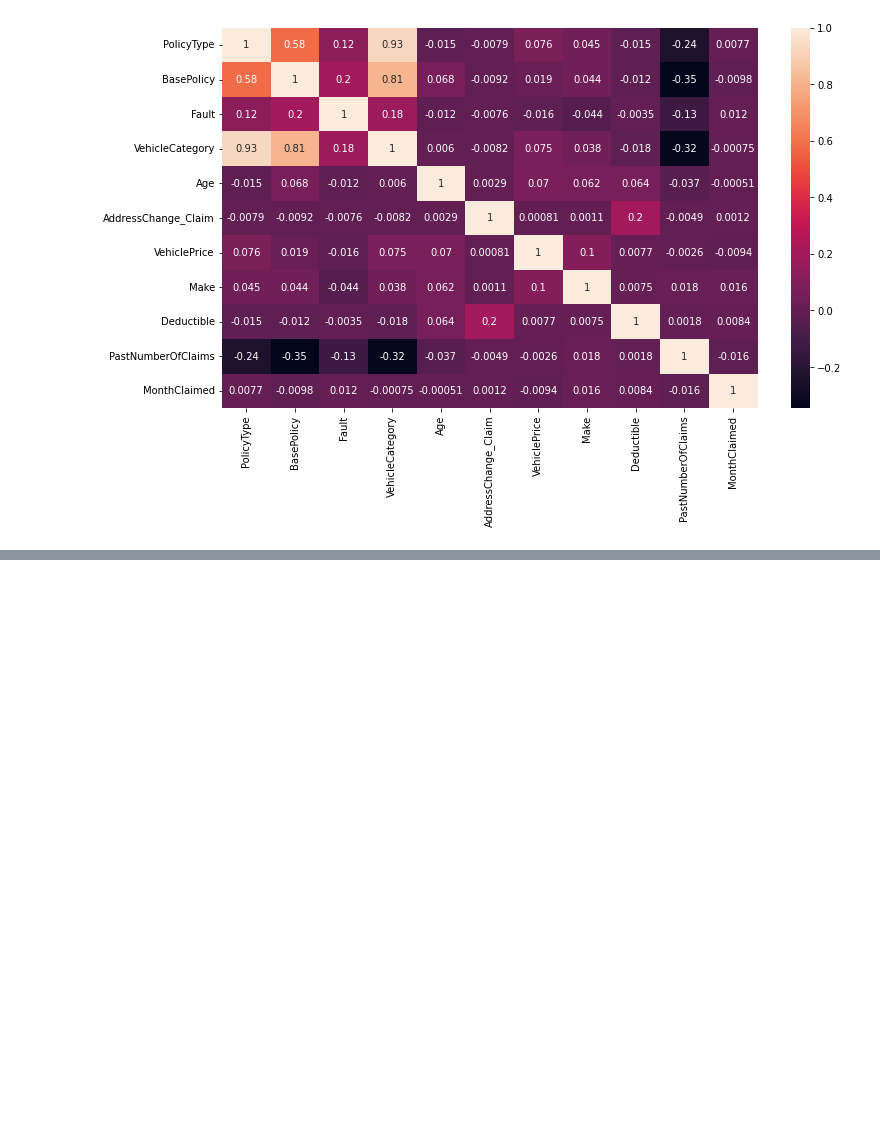
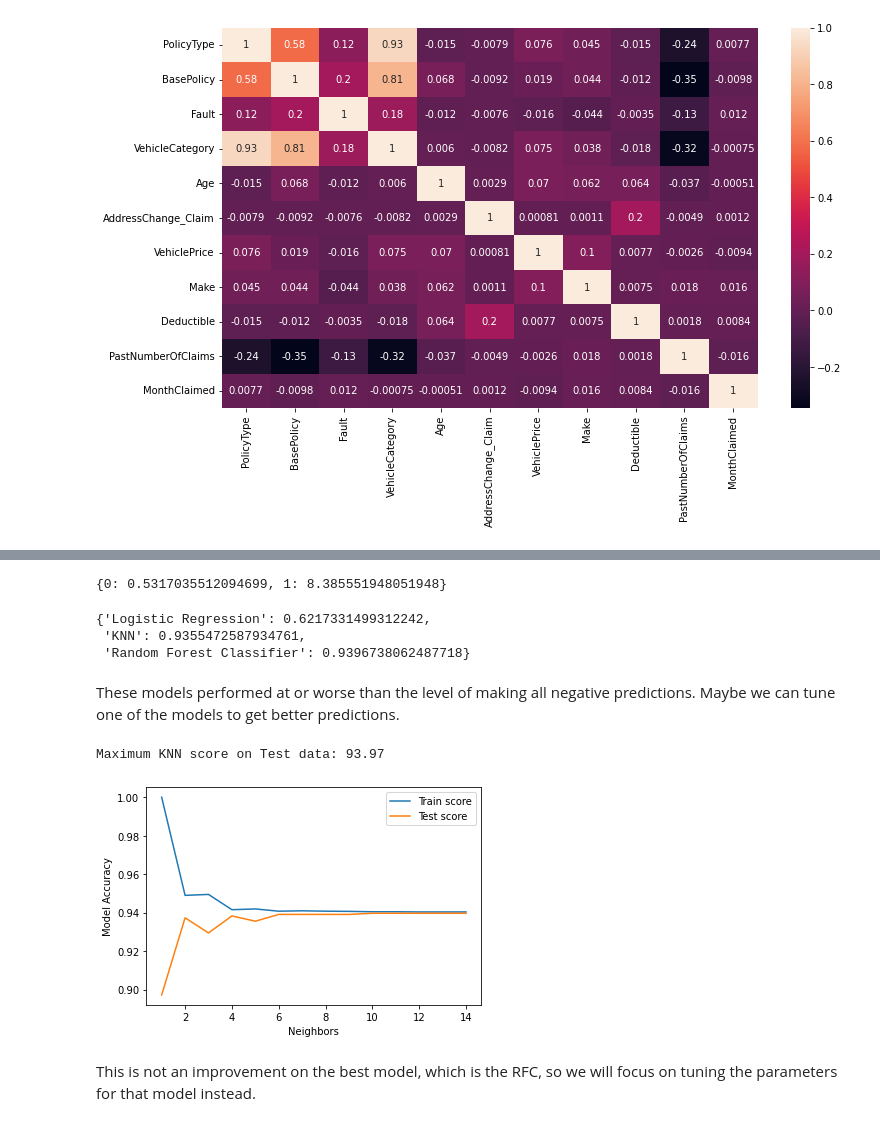
Before and after one commit to amieles/InsuranceFraudEDA, a Jupyter notebook: insurance-claim-eda.ipynb, the cells around one changed output, grey strips where cells are left out. Drawn from its saved outputs; the diff is of its cells as text; code cells hidden in the pictures; blank space fills up the shorter version.

```diff
--- a/insurance-claim-eda.ipynb
+++ b/insurance-claim-eda.ipynb
@@ -321,17 +332,0 @@ model = RandomForestClassifier(n_estimators=100, random_state=0)
-# %%
-from sklearn.metrics import accuracy_score
-
-# Bundle preprocessing and modeling code in a pipeline
-my_pipeline = Pipeline(steps=[('preprocessor', preprocessor),
-                              ('model', model)
-                             ])
-
-# Preprocessing of training data, fit model
-my_pipeline.fit(X_train, y_train)
-
-# Preprocessing of validation data, get predictions
-preds = my_pipeline.predict(X_valid)
-
-# Evaluate the model
-score = accuracy_score(y_test, preds)
-print('Accuracy:', score)
@@ -351,0 +349,6 @@ Accuracy: 0.9396738062487718
+# %%
+from sklearn.utils import class_weight
+class_weights = dict(zip(np.unique(y_train), class_weight.compute_class_weight(class_weight='balanced', classes= np.unique(y_train), y = y_train)))
+print(class_weights)
+# %% [output]
+{0: 0.5317035512094699, 1: 8.385551948051948}
@@ -351,0 +368,40 @@ Accuracy: 0.9396738062487718
+# %%
+model_score = score_models(models, X_train, X_test, y_train, y_test)
+model_score
+# %% [output]
+{'Logistic Regression': 0.6217331499312242,
+ 'KNN': 0.9355472587934761,
+ 'Random Forest Classifier': 0.9396738062487718}
+# %% [markdown]
+These models performed at or worse than the level of making all negative predictions. Maybe we can tune one of the models to get better predictions.
+# %%
+#in this cell we will tune the n_neighbors parameter in the knn model
+train_score = []
+test_score = []
+
+neighbors = range(1,15)
+knn = KNeighborsClassifier()
+
+for i in neighbors:
+    knn.set_params(n_neighbors = i)
+    knn.fit(X_train, y_train)
+
+    # Update the training score list
+    train_score.append(knn.score(X_train, y_train))
+
+    # Update the test score list
+    test_score.append(knn.score(X_test, y_test))
+# %%
+# Let's Plot And Viusalize The KNN Tunned Model
+plt.plot(neighbors, train_score, label= "Train score")
+plt.plot(neighbors, test_score, label= "Test score")
+plt.xlabel("Neighbors")
+plt.ylabel("Model Accuracy")
+plt.legend()
+
+print("Maximum KNN score on Test data: {:.2f}".format(max(test_score)*100))
+# %% [output]
+Maximum KNN score on Test data: 93.97
+[figure, added]
+# %% [markdown]
+This is not an improvement on the best model, which is the RFC, so we will focus on tuning the parameters for that model instead.
```
Also changed, not shown: parts of 33 cells of this notebook.
